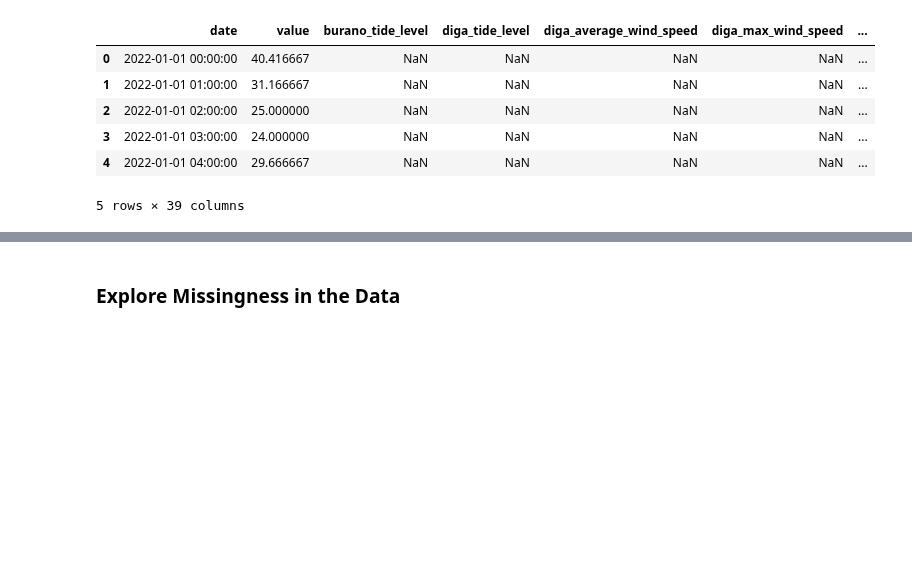
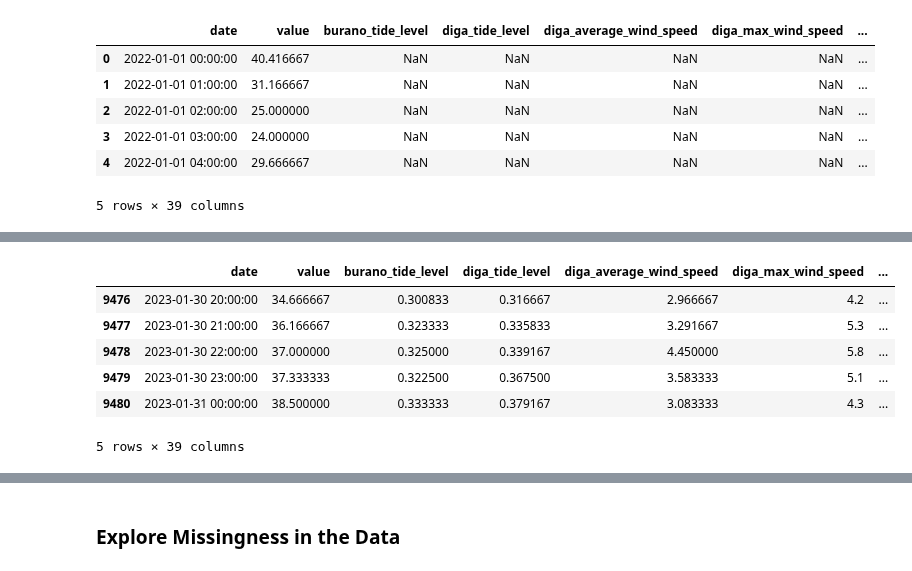
Before and after one commit to cyrilmichino/venice-meteo-analysis, a Jupyter notebook: tidy_data_notebook.ipynb, the cells around one changed output, grey strips where cells are left out. Cells and saved outputs as stored; diff of their text form; code cells hidden in the pictures; blank space fills up the shorter version.

```diff
--- a/tidy_data_notebook.ipynb
+++ b/tidy_data_notebook.ipynb
@@ -948,0 +978,10 @@ UndefinedVariableError: name 'Date' is not defined
+# %%
+filtered_data.tail()
+# %% [output]
+|  | date | value | burano_tide_level | diga_tide_level | diga_average_wind_speed | diga_max_wind_speed | ... |
+| 9476 | 2023-01-30 20:00:00 | 34.666667 | 0.300833 | 0.316667 | 2.966667 | 4.2 | ... |
+| 9477 | 2023-01-30 21:00:00 | 36.166667 | 0.323333 | 0.335833 | 3.291667 | 5.3 | ... |
+| 9478 | 2023-01-30 22:00:00 | 37.000000 | 0.325000 | 0.339167 | 4.450000 | 5.8 | ... |
+| 9479 | 2023-01-30 23:00:00 | 37.333333 | 0.322500 | 0.367500 | 3.583333 | 5.1 | ... |
+| 9480 | 2023-01-31 00:00:00 | 38.500000 | 0.333333 | 0.379167 | 3.083333 | 4.3 | ... |
+5 rows × 39 columns
```
Also changed, not shown: parts of 8 cells of this notebook, 1 other file.
